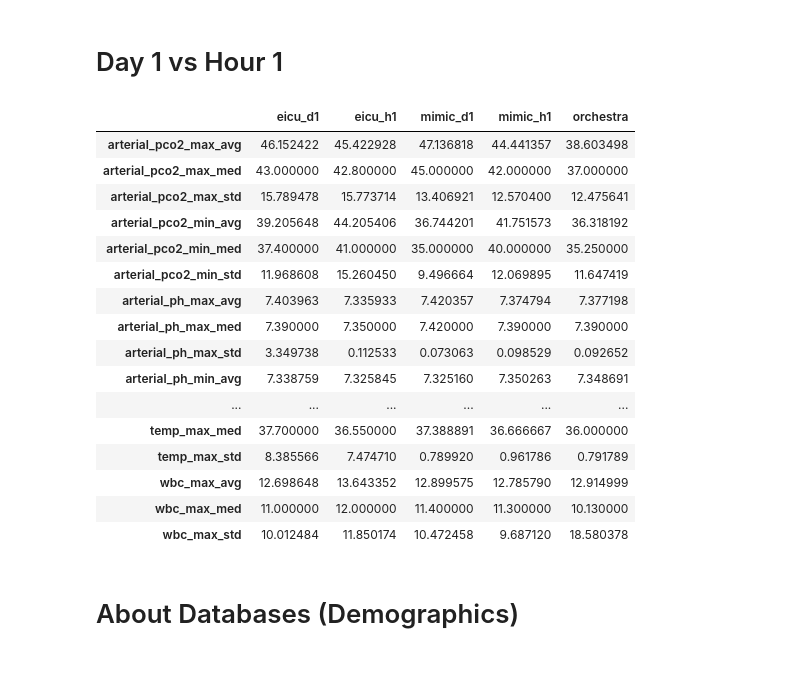
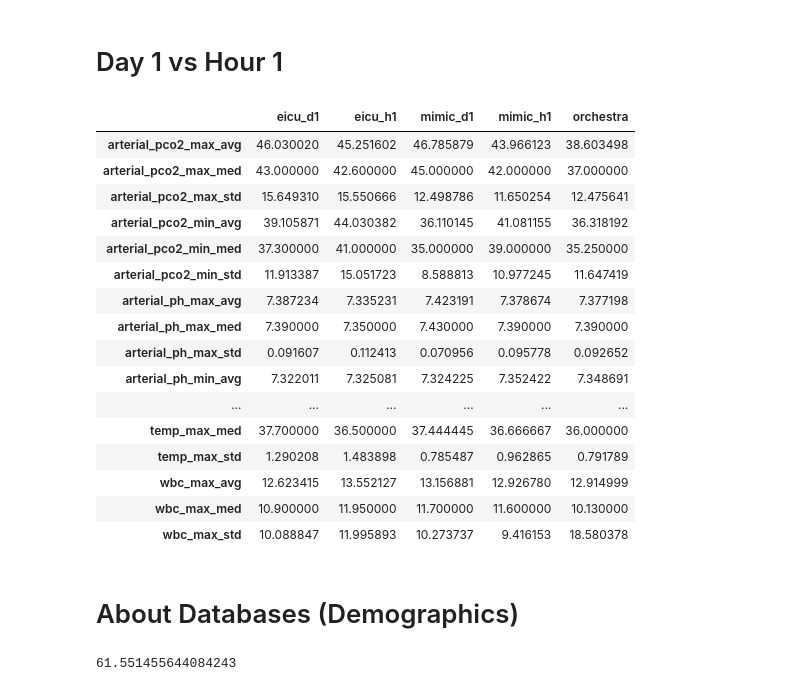
Before and after one commit to MIT-LCP/gossis, a Jupyter notebook: compare-data.ipynb, the cells around one changed output. Drawn from its saved outputs; the diff is of its cells as text; code cells hidden in the pictures.

```diff
--- a/compare-data.ipynb
+++ b/compare-data.ipynb
@@ -111,0 +115,4 @@ Name: dataType, dtype: int64
+# %%
+print(df[df['age']>150]['data_source'].value_counts())
+df.loc[(df['age']>150)&(df['data_source']=='mimic'),'age']=91.4
+print(df[df['age']>100]['data_source'].value_counts())
@@ -743,0 +473,20 @@ tb.to_csv('gossis-stats.csv',index=True)
+# %%
+totals=[float(i) for i in counting('data_source')]
+index = list(df_var['category'].astype('category').cat.categories)
+category_gp=df_var.groupby('category')
+header=['anzics','eicu','mimic','orchestra']
+for i in index:
+    display(HTML('<h2>'+i+'</h2>'))
+    comp_dict={}
+    for column in df_var.loc[df_var['category']==i,'varname']:
+        if column in ['data_source','hospital_bed_size_numeric','icu_admit_type']:
+            continue
+        zero_count=counting(column)
+        if sum(x==0 for x in zero_count) > 2:
+            continue
+        comp_dict[column]=np.divide(counting(column),totals)
+    tb = pd.DataFrame(comp_dict, index=header)
+    tb = tb.replace(to_replace=float(0), value='')
+    tb=tb.transpose()
+    display(HTML(tb.to_html()))
+    tb.to_csv(i+'-completion.csv',index=True)
@@ -748,11 +954,14 @@ d1_h1=['arterial_pco2_max', 'arterial_pco2_min', 'arterial_ph_max', 'arterial_ph
        'bilirubin_max', 'creatinine_max', 'diasbp_min', 'heartrate_max', 'lactate_max', 'mbp_min', 'pao2fio2ratio_max',
        'pao2fio2ratio_min', 'platelets_min', 'resprate_max', 'sysbp_min', 'temp_max', 'wbc_max', 'mbp_invasive_max',
        'mbp_invasive_min','mbp_noninvasive_max','mbp_noninvasive_min']
+
 if not os.path.exists(os.path.join('results','d1_h1')):
     os.makedirs(os.path.join('results','d1_h1'))
 for dh in d1_h1:
     # just plot a line plot of the data
     plt.figure(figsize=[16,10])
+    bins = np.linspace( df.loc[:,'h1_'+dh].dropna().quantile(0.01), df.loc[:,'h1_'+dh].dropna().quantile(0.99), 51 )
+
     plt.hist(df.loc[df['data_source']=='mimic','d1_'+dh].dropna().values,
              normed=True, alpha=0.5, label='mimic_d1')
     plt.hist(df.loc[df['data_source']=='eicu','d1_'+dh].dropna().values, bins,
@@ -842,53 +1051,61 @@ for dh in d1_h1:
                                              bins=bins, histtype='bar',normed=True, lw=2, alpha=0.5,
                                              label=lbl_o)
     if avg_t is np.nan:
         # no data
         binned_t = [0,0]
         bins_t = [0,0]
         lbl_t = 'orchestra_h1 (no data)'
         plt.plot(binned_t, bins_t, 'o', label=lbl_t)
     else:
         proportion = (df.loc[df['data_source']=='orchestra','h1_'+dh].count()+0.0)/(df['data_source']=='orchestra').sum()*100
         lbl_t = 'orchestra_h1' + ' ('+"%d" % proportion + '%)'
         binned_t,bins_t,patches_t = plt.hist(df.loc[df['data_source']=='orchestra','h1_'+dh].dropna().values,
                                              bins=bins, histtype='bar',normed=True, lw=2, alpha=0.5,
                                              label=lbl_t)
     plt.legend(loc='upper right')
+    unit = df_var[df_var['varname']=='h1_'+dh]['unitofmeasure'].tolist()
+    plt.xlabel(dh.replace('_',' ')+' ('+unit[0]+')')
+    plt.ylabel('Proportion of patients')
+    plt.title(dh.replace('_',' '))
     plt.savefig(os.path.join('results','d1_h1',dh+'_his.png'))
     plt.close()
 
     # just plot a line plot of the data
     plt.figure(figsize=[16,10])
     plt.rcParams.update({'font.size': 20})
-    plt.plot(bins_a[0:-1] + (bins_a[1]-bins_a[0])/2.0, medfilt(binned_a,3), '-', lw=2, alpha=0.5, label=lbl_a)
-    plt.plot(bins_e[0:-1] + (bins_e[1]-bins_e[0])/2.0, medfilt(binned_e,3), '-', lw=2, alpha=0.5, label=lbl_e)
-    plt.plot(bins_m[0:-1] + (bins_m[1]-bins_m[0])/2.0, medfilt(binned_m,3), '-', lw=2, alpha=0.5, label=lbl_m)
-    plt.plot(bins_o[0:-1] + (bins_o[1]-bins_o[0])/2.0, medfilt(binned_o,3), '-', lw=2, alpha=0.5, label=lbl_o)
-    plt.plot(bins_t[0:-1] + (bins_t[1]-bins_t[0])/2.0, medfilt(binned_t,3), '-', lw=2, alpha=0.5, label=lbl_t)
+    plt.plot(bins_a[0:-1] + (bins_a[1]-bins_a[0])/2.0, medfilt(binned_a,3), '-', lw=2, alpha=0.5, label=lbl_a, color='black', ls = 'dotted')
+    plt.plot(bins_e[0:-1] + (bins_e[1]-bins_e[0])/2.0, medfilt(binned_e,3), '-', lw=2, alpha=0.5, label=lbl_e, color='black')
+    plt.plot(bins_m[0:-1] + (bins_m[1]-bins_m[0])/2.0, medfilt(binned_m,3), '-', lw=2, alpha=0.5, label=lbl_m, color='red', ls = 'dotted')
+    plt.plot(bins_o[0:-1] + (bins_o[1]-bins_o[0])/2.0, medfilt(binned_o,3), '-', lw=2, alpha=0.5, label=lbl_o, color='red')
+    plt.plot(bins_t[0:-1] + (bins_t[1]-bins_t[0])/2.0, medfilt(binned_t,3), '-', lw=2, alpha=0.5, label=lbl_t, color='blue')
     plt.legend(loc='upper right')
+    unit = df_var[df_var['varname']=='h1_'+dh]['unitofmeasure'].tolist()
+    plt.xlabel(dh.replace('_',' ')+' ('+unit[0]+')')
+    plt.ylabel('Proportion of patients')
+    plt.title(dh.replace('_',' '))
     plt.savefig(os.path.join('results','d1_h1',dh+'.png'))
     plt.close()
 
 tb = pd.DataFrame(hd, index=header)
 tb=tb.transpose()
 display(HTML(tb.to_html().replace('NaN', '')))
 # %% [output]
 |  | eicu_d1 | eicu_h1 | mimic_d1 | mimic_h1 | orchestra |
-| arterial_pco2_max_avg | 46.152422 | 45.422928 | 47.136818 | 44.441357 | 38.603498 |
-| arterial_pco2_max_med | 43.000000 | 42.800000 | 45.000000 | 42.000000 | 37.000000 |
-| arterial_pco2_max_std | 15.789478 | 15.773714 | 13.406921 | 12.570400 | 12.475641 |
-| arterial_pco2_min_avg | 39.205648 | 44.205406 | 36.744201 | 41.751573 | 36.318192 |
-| arterial_pco2_min_med | 37.400000 | 41.000000 | 35.000000 | 40.000000 | 35.250000 |
-| arterial_pco2_min_std | 11.968608 | 15.260450 | 9.496664 | 12.069895 | 11.647419 |
-| arterial_ph_max_avg | 7.403963 | 7.335933 | 7.420357 | 7.374794 | 7.377198 |
-| arterial_ph_max_med | 7.390000 | 7.350000 | 7.420000 | 7.390000 | 7.390000 |
-| arterial_ph_max_std | 3.349738 | 0.112533 | 0.073063 | 0.098529 | 0.092652 |
-| arterial_ph_min_avg | 7.338759 | 7.325845 | 7.325160 | 7.350263 | 7.348691 |
+| arterial_pco2_max_avg | 46.030020 | 45.251602 | 46.785879 | 43.966123 | 38.603498 |
+| arterial_pco2_max_med | 43.000000 | 42.600000 | 45.000000 | 42.000000 | 37.000000 |
+| arterial_pco2_max_std | 15.649310 | 15.550666 | 12.498786 | 11.650254 | 12.475641 |
+| arterial_pco2_min_avg | 39.105871 | 44.030382 | 36.110145 | 41.081155 | 36.318192 |
+| arterial_pco2_min_med | 37.300000 | 41.000000 | 35.000000 | 39.000000 | 35.250000 |
+| arterial_pco2_min_std | 11.913387 | 15.051723 | 8.588813 | 10.977245 | 11.647419 |
+| arterial_ph_max_avg | 7.387234 | 7.335231 | 7.423191 | 7.378674 | 7.377198 |
+| arterial_ph_max_med | 7.390000 | 7.350000 | 7.430000 | 7.390000 | 7.390000 |
+| arterial_ph_max_std | 0.091607 | 0.112413 | 0.070956 | 0.095778 | 0.092652 |
+| arterial_ph_min_avg | 7.322011 | 7.325081 | 7.324225 | 7.352422 | 7.348691 |
 | ... | ... | ... | ... | ... | ... |
-| temp_max_med | 37.700000 | 36.550000 | 37.388891 | 36.666667 | 36.000000 |
-| temp_max_std | 8.385566 | 7.474710 | 0.789920 | 0.961786 | 0.791789 |
-| wbc_max_avg | 12.698648 | 13.643352 | 12.899575 | 12.785790 | 12.914999 |
-| wbc_max_med | 11.000000 | 12.000000 | 11.400000 | 11.300000 | 10.130000 |
-| wbc_max_std | 10.012484 | 11.850174 | 10.472458 | 9.687120 | 18.580378 |
+| temp_max_med | 37.700000 | 36.500000 | 37.444445 | 36.666667 | 36.000000 |
+| temp_max_std | 1.290208 | 1.483898 | 0.785487 | 0.962865 | 0.791789 |
+| wbc_max_avg | 12.623415 | 13.552127 | 13.156881 | 12.926780 | 12.914999 |
+| wbc_max_med | 10.900000 | 11.950000 | 11.700000 | 11.600000 | 10.130000 |
+| wbc_max_std | 10.088847 | 11.995893 | 10.273737 | 9.416153 | 18.580378 |
 # %% [markdown]
 # About Databases (Demographics)
@@ -894,0 +1114,4 @@ display(HTML(tb.to_html().replace('NaN', '')))
+# %%
+df.loc[df['data_source']=='anzics','age'].mean()
+# %% [output]
+61.551455644084243
```
Also changed, not shown: parts of 35 cells of this notebook.
